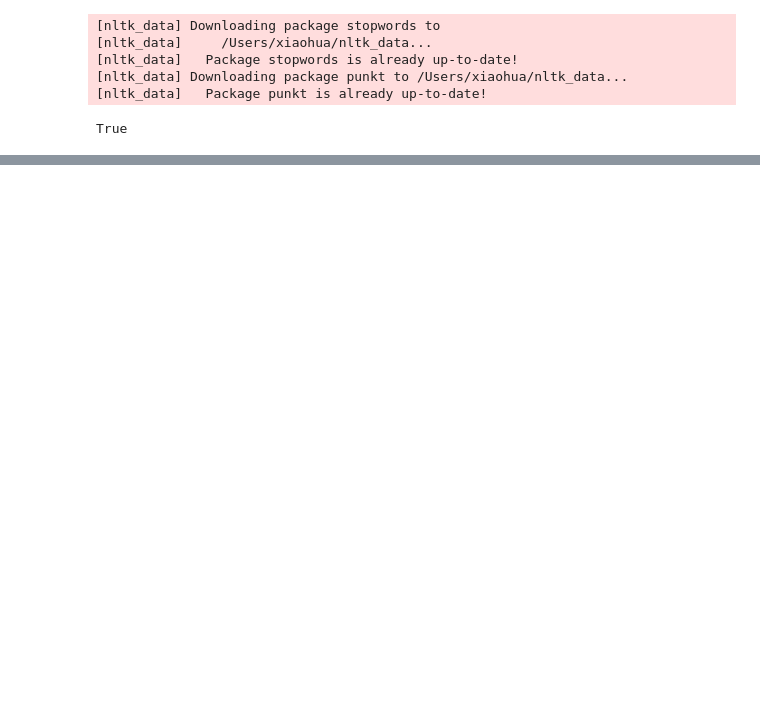
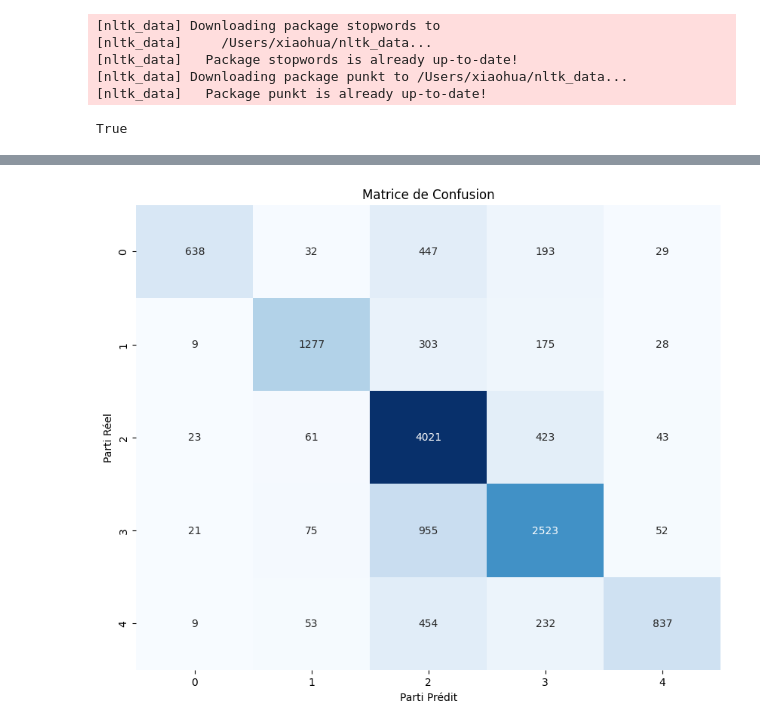
Before and after one commit to XINHAO-ZHANG/5eme_DEFT_Fouille_Opinion, a Jupyter notebook: test.ipynb, the cells around one changed output, grey strips where cells are left out. Saved outputs shown, nothing was run; the diff lists cells and outputs as text; code cells hidden in the pictures; blank space fills up the shorter version.

Commit message:
version1_test_multi_classifieurs_sans_ajustements

```diff
--- a/test.ipynb
+++ b/test.ipynb
@@ -188,12 +182,9 @@ import matplotlib.pyplot as plt
 import seaborn as sns
 # %%
 def evaluate(X_train, X_test, y_train, y_test, model):
-    '''
-    Évaluer les performances du modèle choisi
-    en calculant l'accuracy, le kappa et la matrice de confusion
-    '''
     # Entraîner le modèle sur les données d'entraînement
     model.fit(X_train, y_train)
+    # model = par exemple : LogisticRegression()
 
     # Prédire les labels sur les données de test
     y_pred = model.predict(X_test)
@@ -204,3 +222,28 @@ evaluate()
+# %%
+from sklearn.preprocessing import LabelEncoder
+import xgboost as xgb
+
+label_encoder = LabelEncoder()
+
+y_train_encoded = label_encoder.fit_transform(y_train_fr)
+y_test_fr_encoded = label_encoder.transform(y_test_fr)
+
+model = xgb.XGBClassifier(objective='multi:softmax')  # 用于多分类的目标函数
+
+model.fit(X_train_fr, y_train_encoded)
+
+y_pred_encoded = model.predict(X_test_fr)
+
+
+y_pred_fr = label_encoder.inverse_transform(y_pred_encoded)
+y_test_fr = label_encoder.inverse_transform(y_test_fr_encoded)
+# %%
+for i in (y_test_fr):
+    with open("y_test_fr.txt", "a") as f:
+        f.write(str(i) + "\n")
+for i in (y_pred_fr):
+    with open("y_pred_fr.txt", "a") as f:
+        f.write(str(i) + "\n")
 # %%
 def print_scores(y_test, y_pred):
     '''
@@ -225,15 +285,19 @@ def plot_confusion_matrix(y_test,y_pred, model):
     conf_matrix = confusion_matrix(y_test, y_pred, labels=unique_labels)
 
     # utiliser seaborn pour afficher la matrice de confusion sous forme de heatmap
-    plt.figure(figsize=(6, 4.5))
-    sns.heatmap(conf_matrix, annot=True, fmt='d', cmap='Greys',
-                xticklabels=unique_labels, yticklabels=unique_labels)
+    plt.figure(figsize=(10, 8))
+    sns.heatmap(conf_matrix,annot_kws={"size": 10},annot=True, fmt='d', cmap='Blues', cbar=False, xticklabels=unique_labels, yticklabels=unique_labels)
+
 
     plt.xlabel('Parti Prédit')
     plt.ylabel('Parti Réel')
     plt.title('Matrice de Confusion')
 
     # sauvegarder la figure dans le dossier result
-    plt.savefig(f'../result/Confusion_Matrix_{model}.png', format='png', dpi=300)
+    plt.savefig(f'./result/Confusion_Matrix_{model}.png', format='png', dpi=300)
 
     plt.show()
+# %%
+plot_confusion_matrix(y_test_fr, y_pred_fr, 'xxx')
+# %% [output]
+[figure, added]
```
Also changed, not shown: parts of 19 cells of this notebook, 31 other files.
